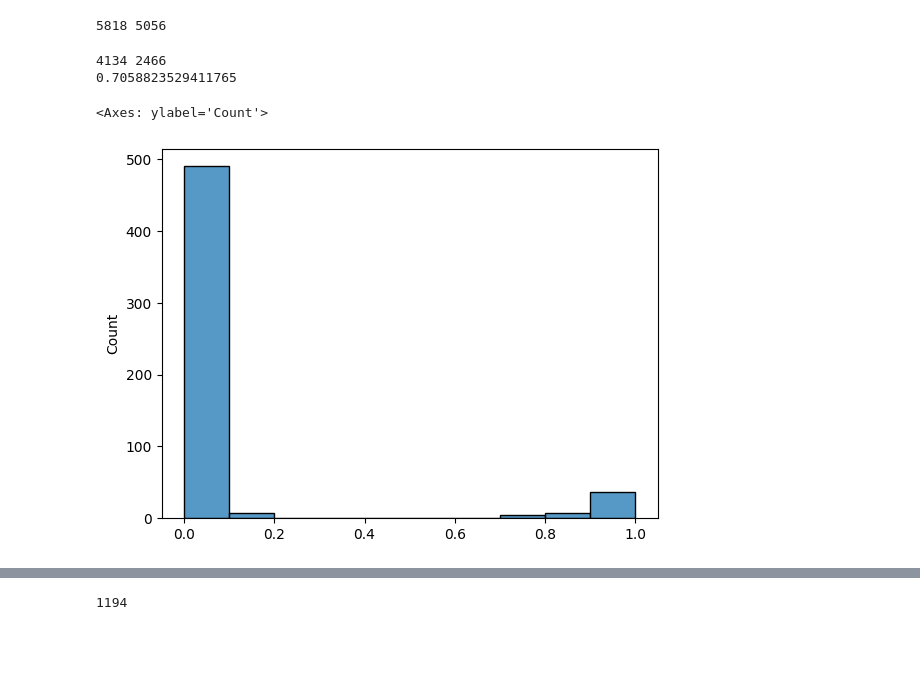
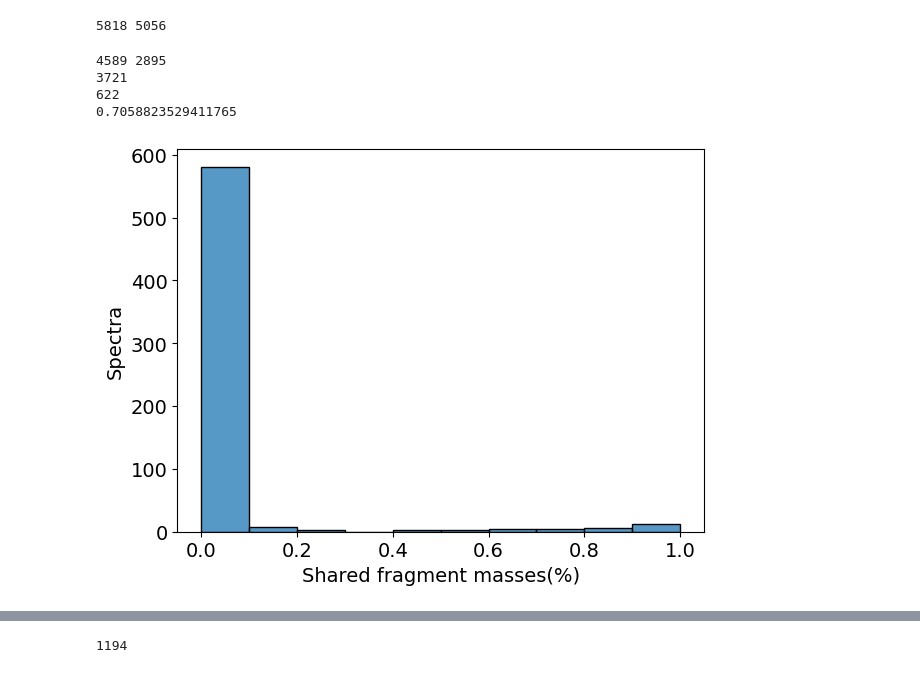
Before and after one commit to todanielwang/TopMPI, a Jupyter notebook: Experiments/notebook.ipynb, the cells around one changed output, grey strips where cells are left out. Saved outputs shown, nothing was run; the diff lists cells and outputs as text; code cells hidden in the pictures; blank space fills up the shorter version.

```diff
--- a/Experiments/notebook.ipynb
+++ b/Experiments/notebook.ipynb
@@ -5152,42 +5152,60 @@ import numpy as np
 import seaborn as sns
 
 r1 = util.read_tsv("/home/daniel/Desktop/datafiles/RealData/yeast/yeast/Yeast_1_TopMPI/First_ms2_toppic_prsm_single.tsv")
-r1 = r1[r1["E-value"] < 0.01]
+r1["Spectrum-level Q-value"] = util.calculate_q_values(r1)
+r1 = r1[r1["Spectrum-level Q-value"] < 0.01]
 r2 = util.read_tsv("/home/daniel/Desktop/datafiles/RealData/yeast/yeast/Yeast_1_TopMPI/Second_ms2_toppic_prsm_single.tsv")
-r2 = r2[r2["E-value"] < 0.01]
+r2["Spectrum-level Q-value"] = util.calculate_q_values(r2)
+r2 = r2[r2["Spectrum-level Q-value"] < 0.01]
 
 print(r1.shape[0], r2.shape[0])
 
 pairs = r1.merge(r2, on="Scan(s)", how="inner")
 
 pairs = pairs[~(pairs["Protein accession_x"] == pairs["Protein accession_y"])]
 
 scans = pairs["Scan(s)"].tolist()
 
 spectra = read_msalign.read_spec_file("/home/daniel/Desktop/datafiles/RealData/yeast/yeast/Yeast_1_TopMPI/First_ms2.msalign")
 
 spec_dict = {}
 for spec in spectra:
     spec_dict[int(spec.header.spec_scan)] = spec
 
+multiplexedspectra = [int(spec.header.spec_scan) for spec in spectra if (not (spec.header.pre_inte_list[0] == '' or float(spec.header.pre_inte_list[0]) == float(0) or len(spec.header.pre_inte_list) == 1 or float(spec.header.pre_inte_list[1]) == float(0))) and float(spec.header.pre_inte_list[1]) / float(spec.header.pre_inte_list[0]) > 0.2]
+
+print(len(multiplexedspectra))
+
+multiplexedscans = list(set(scans).intersection(set(multiplexedspectra)))
+print(len(multiplexedscans))
+
 percentage = []
-for scan in scans:
+for scan in multiplexedscans:
     matchedListA, nonMatchedList = util.getMatchedPeaks(pairs[pairs["Scan(s)"] == int(scan)].iloc[0]["Prsm ID_x"], "/home/daniel/Desktop/datafiles/RealData/yeast/yeast/Yeast_1_TopMPI/First_html/toppic_prsm_cutoff/data_js/prsms/", spec_dict[scan])
     matchedListB, nonMatchedList = util.getMatchedPeaks(pairs[pairs["Scan(s)"] == int(scan)].iloc[0]["Prsm ID_y"], "/home/daniel/Desktop/datafiles/RealData/yeast/yeast/Yeast_1_TopMPI/Second_html/toppic_prsm_cutoff/data_js/prsms/", spec_dict[scan])
     setA = set(matchedListA)
     setB = set(matchedListB)
     percentage.append(len(setA.intersection(setB)) / min(int(len(setA)), int(len(setB))))
 
 temp = [x for x in percentage if x > 0.7]
 print(min(temp))
 
+plt.rcParams.update({'font.size': 14})
+
 bins = np.arange(0.0, 1.1, 0.1)
 sns.histplot(percentage, bins=bins)
+plt.xlabel('Shared fragment masses(%)')
+plt.ylabel('Spectra')
+plt.tight_layout()
+
+
+plt.savefig("beta.svg", format="svg", dpi=800)
 # %% [output]
-4134 2466
+4589 2895
+3721
+622
 0.7058823529411765
-<Axes: ylabel='Count'>
-[figure, old version]
+[figure, new version]
 # %%
 import util
 import seaborn as sns
```
Also changed, not shown: parts of 11 cells of this notebook, 2 other files.
